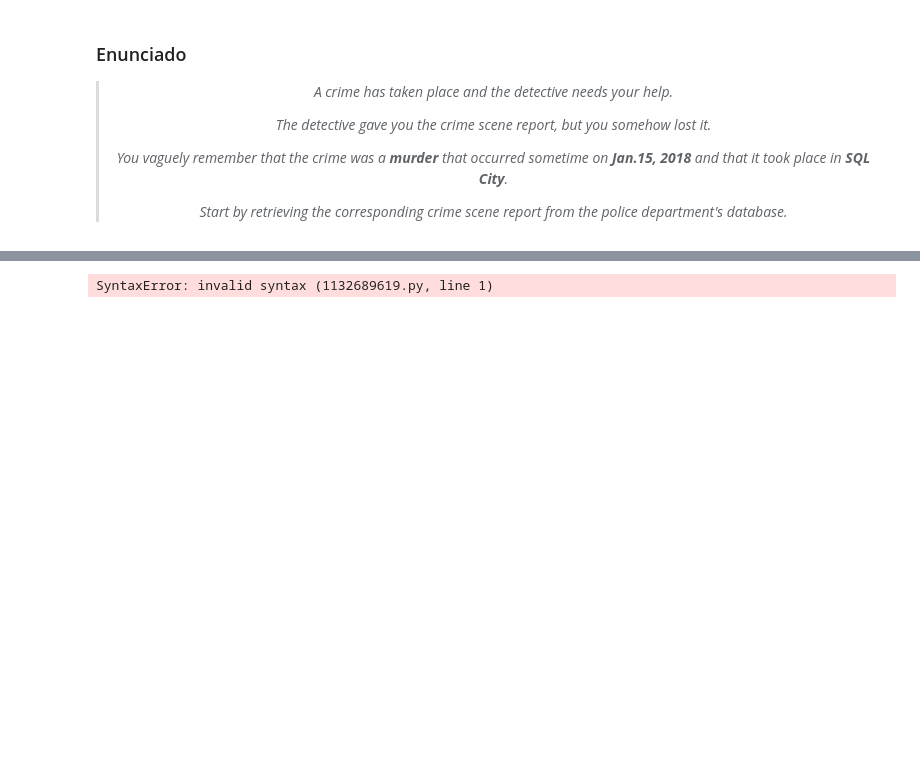
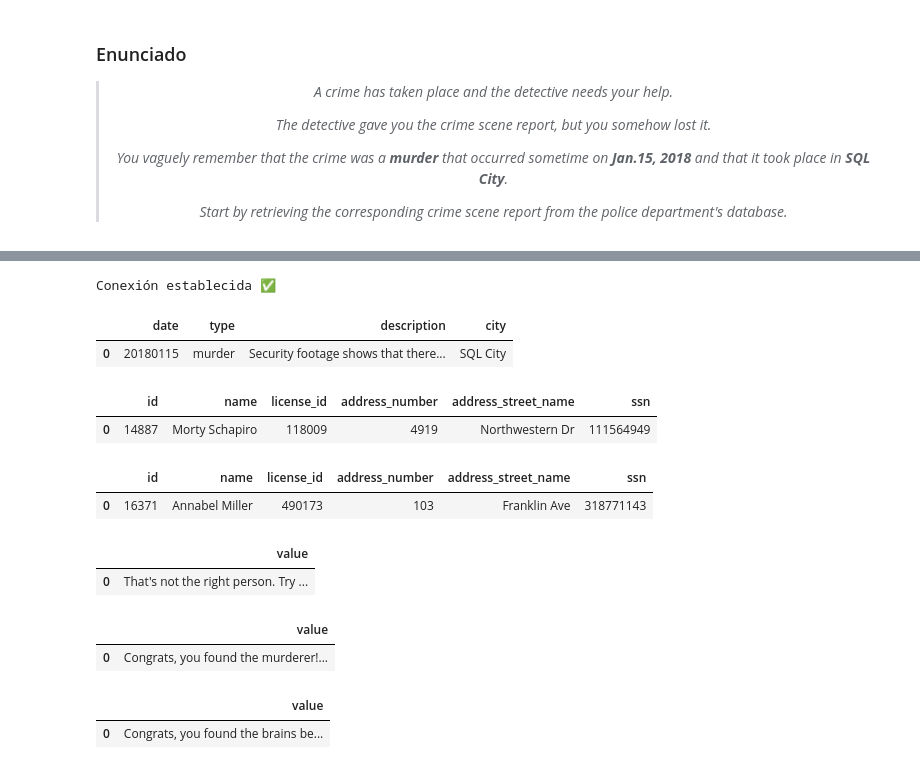
Before and after one commit to MHHsim/DS-Online-Marta-Harana, a Jupyter notebook: Team_Challenges/TC_02_Sprint_06_SQL/parte_001/Parte_I_SQL_Game.ipynb, the cells around one changed output, grey strips where cells are left out. Saved outputs shown, nothing was run; the diff lists cells and outputs as text; code cells hidden in the pictures; blank space fills up the shorter version.

```diff
--- a/Team_Challenges/TC_02_Sprint_06_SQL/parte_001/Parte_I_SQL_Game.ipynb
+++ b/Team_Challenges/TC_02_Sprint_06_SQL/parte_001/Parte_I_SQL_Game.ipynb
@@ -39,11 +39,72 @@ La presentación de ambas partes no debe superar los **15 minutos** de duración
 
 ### Modelo de datos
 ![sql_game_schemma.png](attachment:sql_game_schemma.png)
+# %%
+import sqlite3
+import pandas as pd
+
+conn = sqlite3.connect('data/sql-murder-mystery.db')
+print('Conexión establecida ✅')
+# %% [output]
+Conexión establecida ✅
 # %%
+query = """
 SELECT *
-FROM crime_scene_report
-WHERE type = 'murder'
-  AND date = '2018-01-15'
-  AND city = 'SQL City';
+FROM   crime_scene_report
+WHERE  type = 'murder'
+  AND  date = 20180115
+  AND  city = 'SQL City'
+"""
+pd.read_sql_query(query, conn)
 # %% [output]
-SyntaxError: invalid syntax (1132689619.py, line 1)
+|  | date | type | description | city |
+| 0 | 20180115 | murder | Security footage shows that there... | SQL City |
+# %%
+
+query = """
+SELECT *
+FROM   person
+WHERE  address_street_name = 'Northwestern Dr'
+ORDER BY address_number DESC
+LIMIT 1
+"""
+pd.read_sql_query(query, conn)
+# %% [output]
+|  | id | name | license_id | address_number | address_street_name | ssn |
+| 0 | 14887 | Morty Schapiro | 118009 | 4919 | Northwestern Dr | 111564949 |
+# %%
+
+query = """
+SELECT *
+FROM   person
+WHERE  name LIKE '%Annabel%'
+  AND  address_street_name = 'Franklin Ave'
+"""
+pd.read_sql_query(query, conn)
+# %% [output]
+|  | id | name | license_id | address_number | address_street_name | ssn |
+| 0 | 16371 | Annabel Miller | 490173 | 103 | Franklin Ave | 318771143 |
+# %%
+
+conn.execute("INSERT INTO solution (user, value) VALUES (1, 'Annabel Miller')")
+conn.commit()
+pd.read_sql_query("SELECT value FROM solution", conn)
+# %% [output]
+|  | value |
+| 0 | That's not the right person. Try ... |
+# %%
+
+conn.execute("INSERT INTO solution (user, value) VALUES (1, 'Jeremy Bowers')")
+conn.commit()
+pd.read_sql_query("SELECT value FROM solution", conn)
+# %% [output]
+|  | value |
+| 0 | Congrats, you found the murderer!... |
+# %%
+
+conn.execute("INSERT INTO solution (user, value) VALUES (1, 'Miranda Priestly')")
+conn.commit()
+pd.read_sql_query("SELECT value FROM solution", conn)
+# %% [output]
+|  | value |
+| 0 | Congrats, you found the brains be... |
```
Also changed, not shown: 1 other file.
